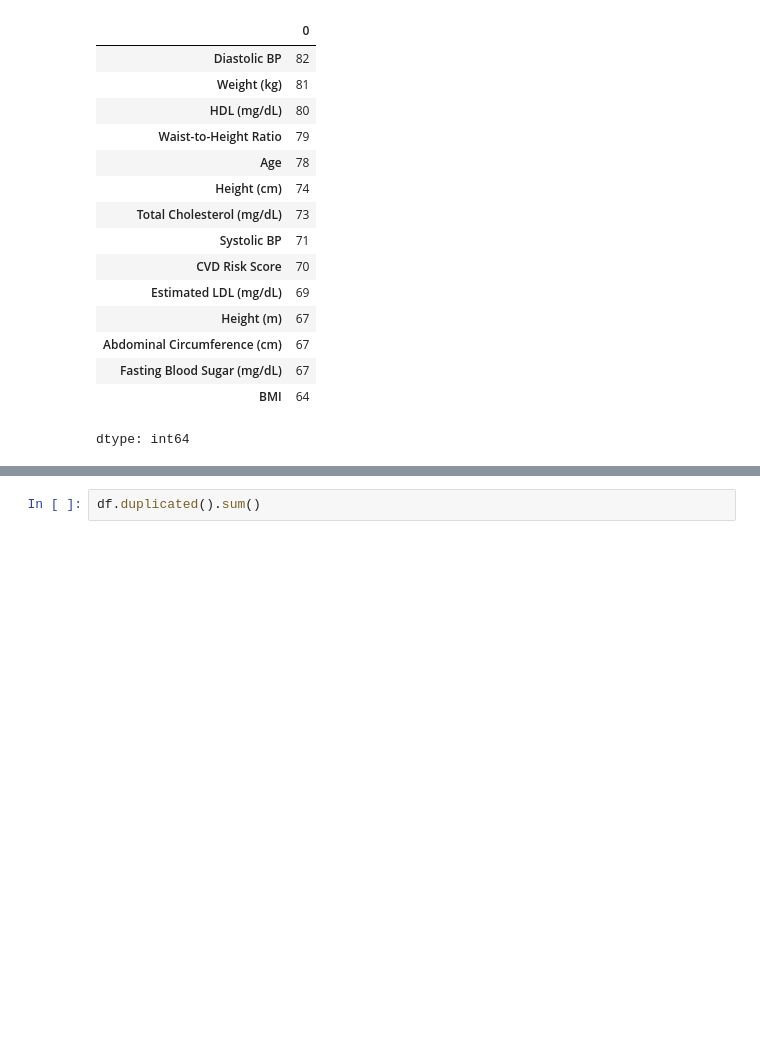
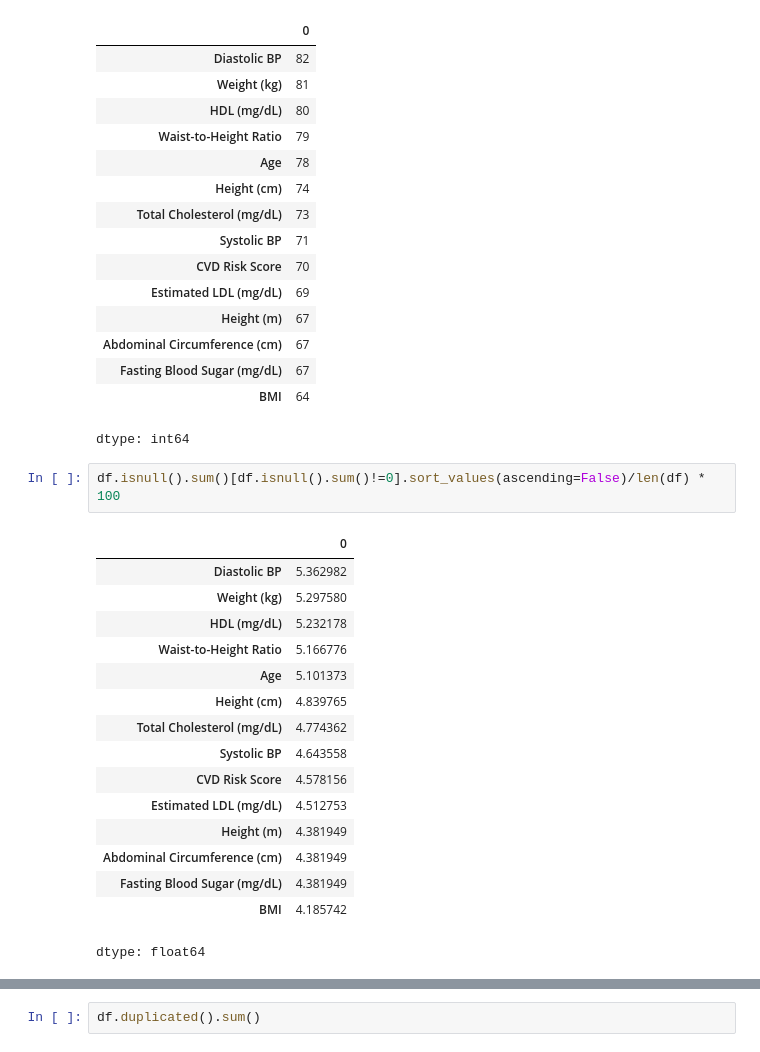
Before and after one commit to Tejeswar001/Heart-ML, a Jupyter notebook: Notebooks/study.ipynb, the cells around one changed output, grey strips where cells are left out. Drawn from its saved outputs; the diff is of its cells as text; blank space fills up the shorter version.

```diff
--- a/Notebooks/study.ipynb
+++ b/Notebooks/study.ipynb
@@ -200,3 +200,22 @@ df.isnull().sum()[df.isnull().sum()!=0].sort_values(ascending=False)
 | Fasting Blood Sugar (mg/dL) | 67 |
 | BMI | 64 |
 dtype: int64
+# %%
+df.isnull().sum()[df.isnull().sum()!=0].sort_values(ascending=False)/len(df) * 100
+# %% [output]
+|  | 0 |
+| Diastolic BP | 5.362982 |
+| Weight (kg) | 5.297580 |
+| HDL (mg/dL) | 5.232178 |
+| Waist-to-Height Ratio | 5.166776 |
+| Age | 5.101373 |
+| Height (cm) | 4.839765 |
+| Total Cholesterol (mg/dL) | 4.774362 |
+| Systolic BP | 4.643558 |
+| CVD Risk Score | 4.578156 |
+| Estimated LDL (mg/dL) | 4.512753 |
+| Height (m) | 4.381949 |
+| Abdominal Circumference (cm) | 4.381949 |
+| Fasting Blood Sugar (mg/dL) | 4.381949 |
+| BMI | 4.185742 |
+dtype: float64
```
Also changed, not shown: parts of 2 cells of this notebook.
